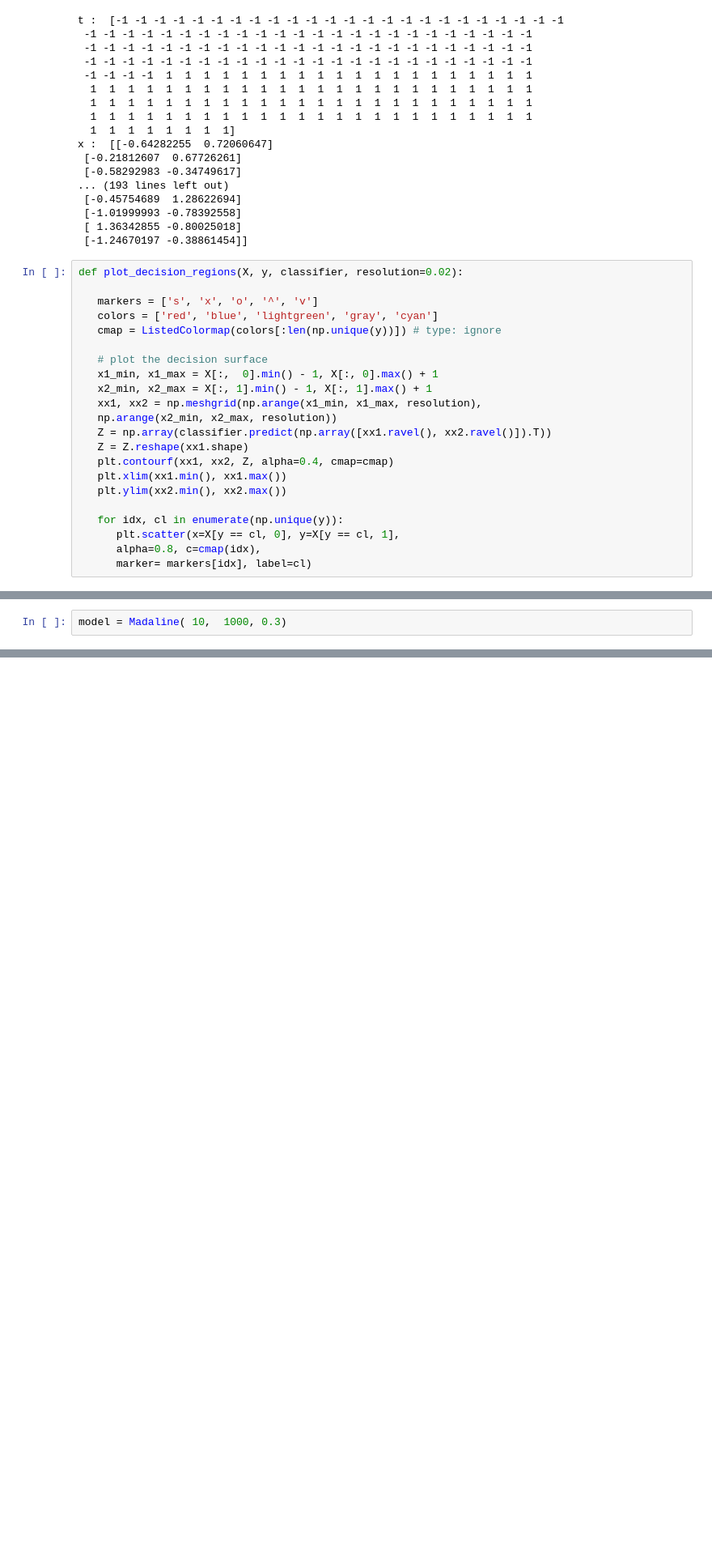
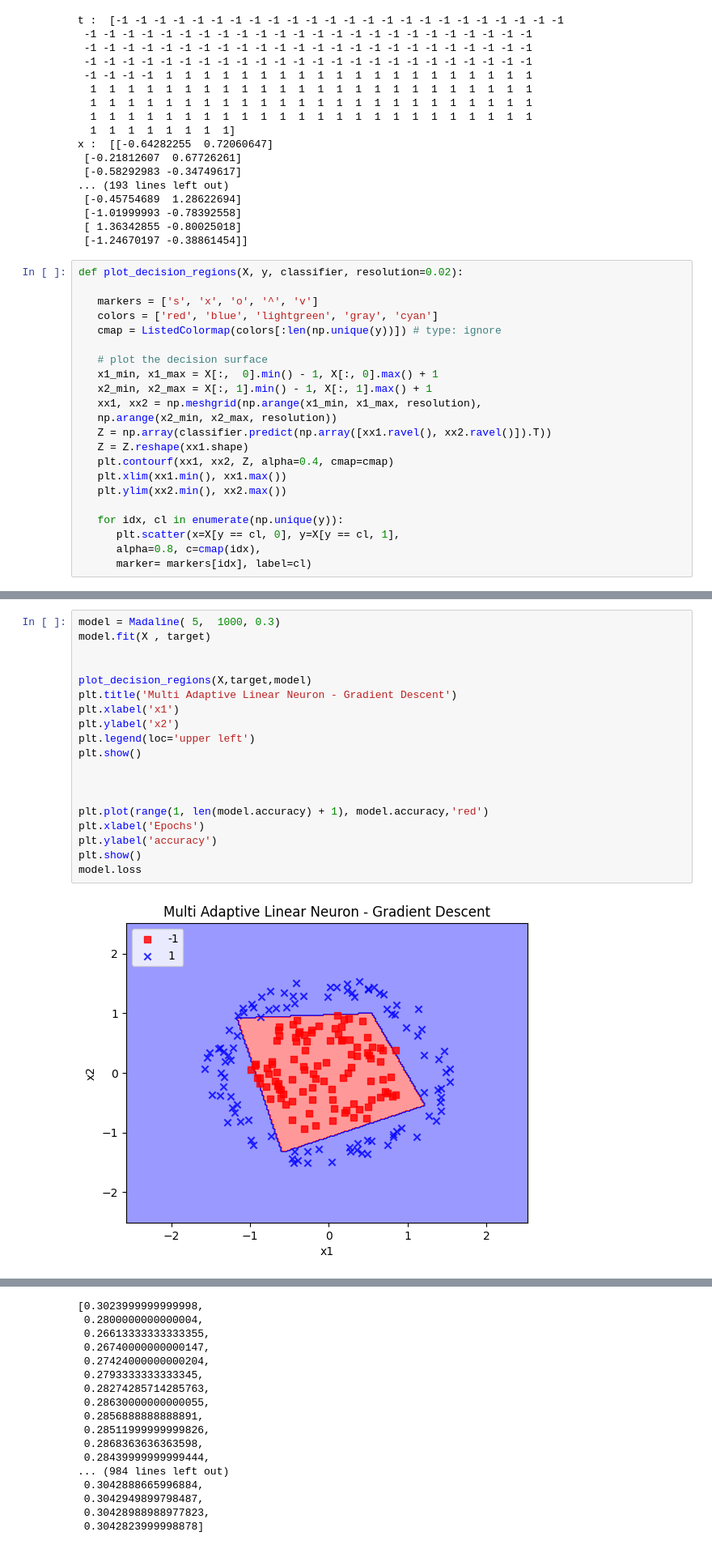
Before and after one commit to payamsaemij/MAdaline_Implementation, a Jupyter notebook: MAdaline.ipynb, the cells around one changed output, grey strips where cells are left out. Shown: that part at 81% size. Drawn from its saved outputs; the diff is of its cells as text; blank space fills up the shorter version.

Commit message:
fix: madaline is fixed .

```diff
--- a/MAdaline.ipynb
+++ b/MAdaline.ipynb
@@ -149,5 +151,24 @@ class Madaline:
 
 
         return self
-# %%
-model = Madaline( 10,  1000, 0.3)
+# %%
+model = Madaline( 5,  1000, 0.3)
+model.fit(X , target)
+
+
+plot_decision_regions(X,target,model)
+plt.title('Multi Adaptive Linear Neuron - Gradient Descent')
+plt.xlabel('x1')
+plt.ylabel('x2')
+plt.legend(loc='upper left')
+plt.show()
+
+
+
+plt.plot(range(1, len(model.accuracy) + 1), model.accuracy,'red')
+plt.xlabel('Epochs')
+plt.ylabel('accuracy')
+plt.show()
+model.loss
+# %% [output]
+[figure, added]
@@ -153,0 +176,17 @@ model = Madaline( 10,  1000, 0.3)
+[0.3023999999999998,
+ 0.2800000000000004,
+ 0.26613333333333355,
+ 0.26740000000000147,
+ 0.27424000000000204,
+ 0.2793333333333345,
+ 0.28274285714285763,
+ 0.28630000000000055,
+ 0.2856888888888891,
+ 0.28511999999999826,
+ 0.2868363636363598,
+ 0.28439999999999444,
+... (984 lines left out)
+ 0.3042888665996884,
+ 0.3042949899798487,
+ 0.30428988988977823,
+ 0.3042823999998878]
```
Also changed, not shown: parts of 3 cells of this notebook.
